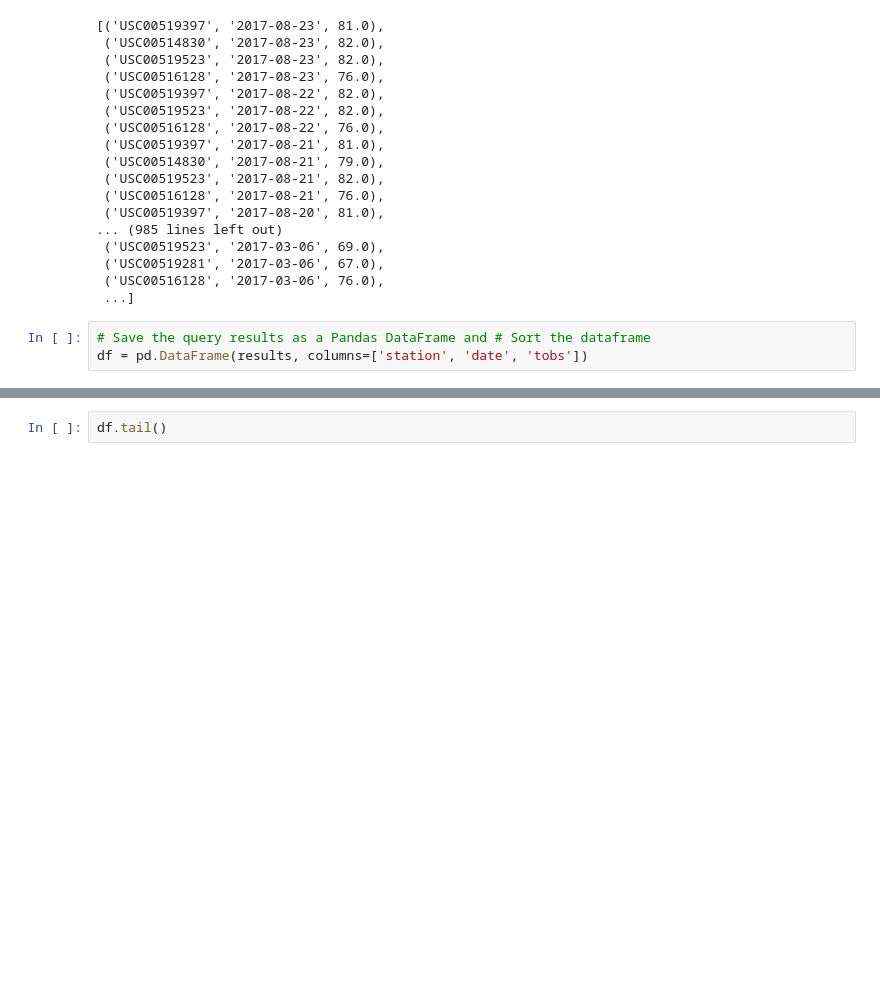
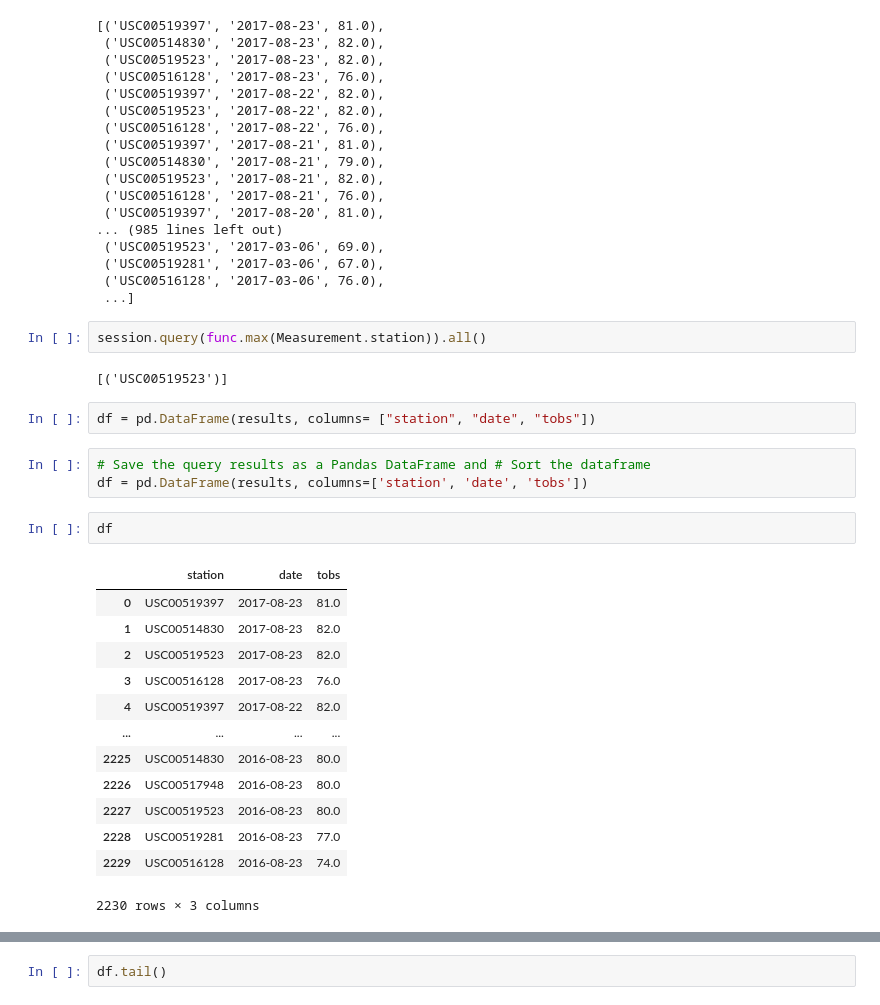
Before and after one commit to ladyj-dev/sqlalchemy-challenge, a Jupyter notebook: climate_starter_asj.ipynb, the cells around one changed output, grey strips where cells are left out. Saved outputs shown, nothing was run; the diff lists cells and outputs as text; blank space fills up the shorter version.

```diff
--- a/climate_starter_asj.ipynb
+++ b/climate_starter_asj.ipynb
@@ -301,6 +301,28 @@ results
  ('USC00519281', '2017-03-06', 67.0),
  ('USC00516128', '2017-03-06', 76.0),
  ...]
+# %%
+session.query(func.max(Measurement.station)).all()
+# %% [output]
+[('USC00519523')]
+# %%
+df = pd.DataFrame(results, columns= ["station", "date", "tobs"])
 # %%
 # Save the query results as a Pandas DataFrame and # Sort the dataframe
 df = pd.DataFrame(results, columns=['station', 'date', 'tobs'])
+# %%
+df
+# %% [output]
+|  | station | date | tobs |
+| 0 | USC00519397 | 2017-08-23 | 81.0 |
+| 1 | USC00514830 | 2017-08-23 | 82.0 |
+| 2 | USC00519523 | 2017-08-23 | 82.0 |
+| 3 | USC00516128 | 2017-08-23 | 76.0 |
+| 4 | USC00519397 | 2017-08-22 | 82.0 |
+| ... | ... | ... | ... |
+| 2225 | USC00514830 | 2016-08-23 | 80.0 |
+| 2226 | USC00517948 | 2016-08-23 | 80.0 |
+| 2227 | USC00519523 | 2016-08-23 | 80.0 |
+| 2228 | USC00519281 | 2016-08-23 | 77.0 |
+| 2229 | USC00516128 | 2016-08-23 | 74.0 |
+2230 rows × 3 columns
```
Also changed, not shown: parts of 7 cells of this notebook.
